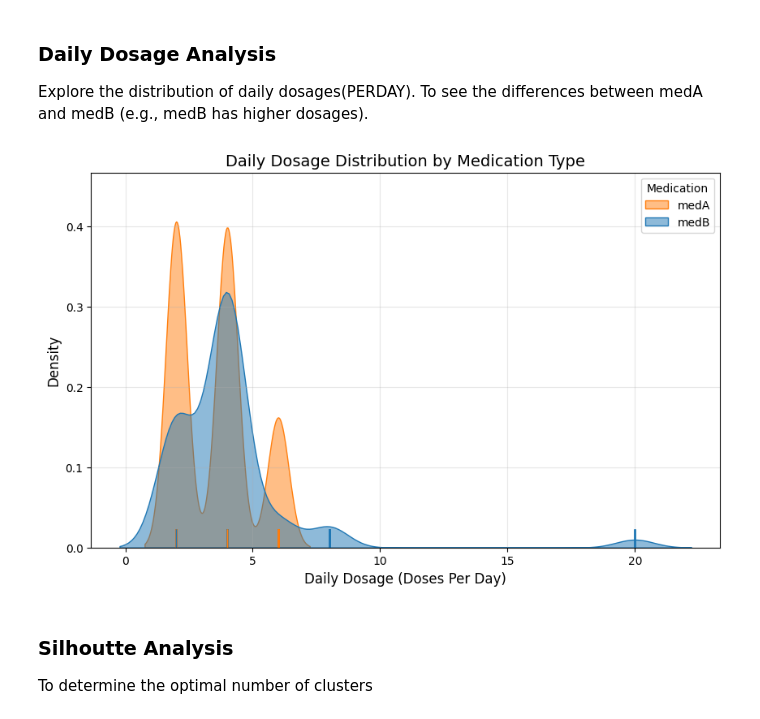
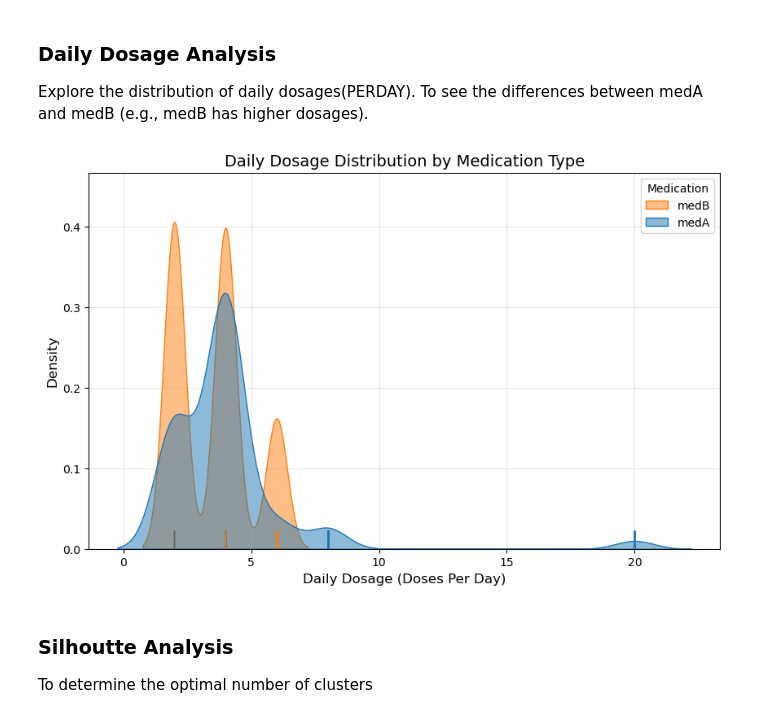
Before and after one commit to rieljasperapos/SEE_PY, a Jupyter notebook: src/SEE.ipynb, the cells around one changed output. Cells and saved outputs as stored; diff of their text form; code cells hidden in the pictures.

```diff
--- a/src/SEE.ipynb
+++ b/src/SEE.ipynb
@@ -156,34 +156,34 @@ Explore the distribution of daily dosages(PERDAY). To see the differences betwee
 # %%
 # Create density plot
 plt.figure(figsize=(10, 6))
 sns.kdeplot(
     data=tidy,
     x='perday',
     hue='ATC',
     fill=True,
     common_norm=False,  # Show densities separately (not normalized to total area=1)
     alpha=0.5,
     palette=['#1f77b4', '#ff7f0e']  # Colors for medA/medB
 )
 
 # Add rugplot to show individual observations
 sns.rugplot(
     data=tidy,
     x='perday',
     hue='ATC',
     palette=['#1f77b4', '#ff7f0e'],
     height=0.05,
     legend=False
 )
 
 plt.title('Daily Dosage Distribution by Medication Type', fontsize=14)
 plt.xlabel('Daily Dosage (Doses Per Day)', fontsize=12)
 plt.ylabel('Density', fontsize=12)
-plt.legend(title='Medication', labels=['medA', 'medB'])
+plt.legend(title='Medication', labels=['medB', 'medA'])
 plt.grid(alpha=0.3)
 plt.show()
 # %% [output]
-[figure, old version]
+[figure, new version]
 # %% [markdown]
 ### Silhoutte Analysis
 To determine the optimal number of clusters
```
Also changed, not shown: parts of 7 cells of this notebook.
